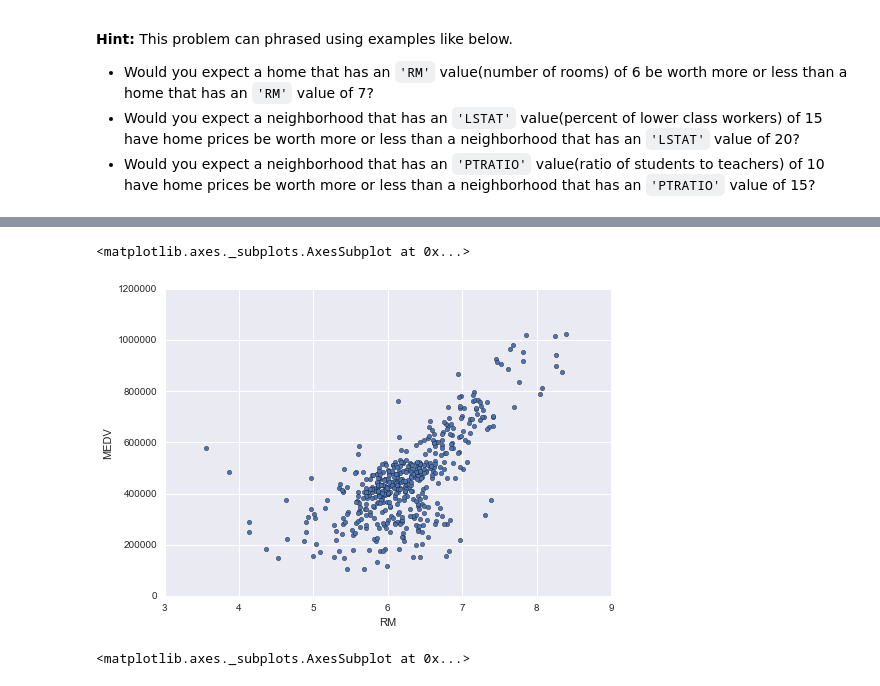
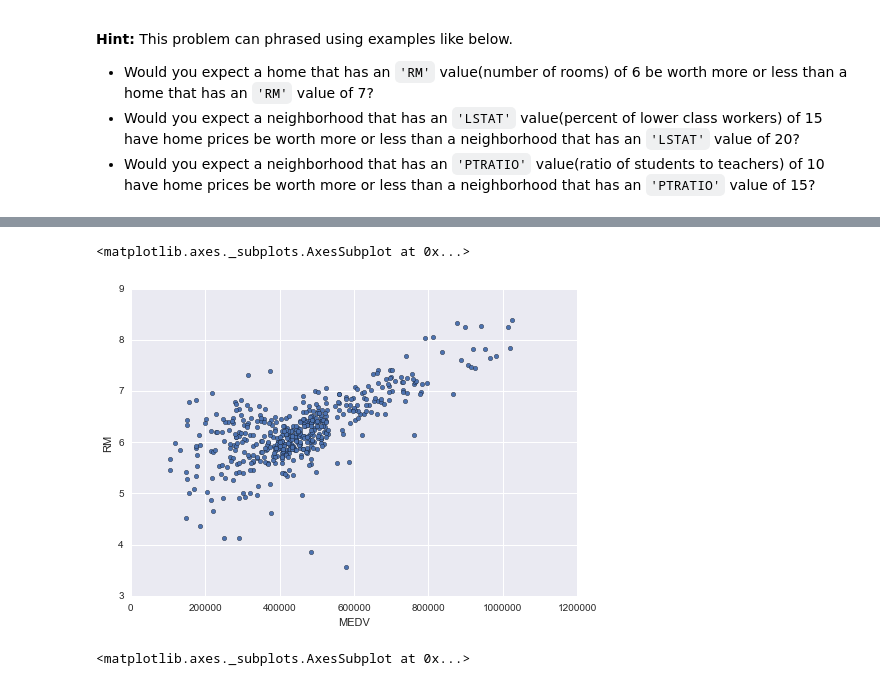
Before and after one commit to dateshaile/Machine-Learning-UND, a Jupyter notebook: machine-learning/projects/boston_housing/boston_housing.ipynb, the cells around one changed output, grey strips where cells are left out. Cells and saved outputs as stored; diff of their text form; code cells hidden in the pictures.

```diff
--- a/machine-learning/projects/boston_housing/boston_housing.ipynb
+++ b/machine-learning/projects/boston_housing/boston_housing.ipynb
@@ -107,13 +108,13 @@ As a reminder, we are using three features from the Boston housing dataset: `'RM
 # %%
 import numpy as np
 import pandas as pd
 import seaborn as sns
 from matplotlib import pyplot as plt
 
-data.plot('RM', 'MEDV', kind = 'scatter')
+data.plot('MEDV', 'RM', kind = 'scatter')
 # %% [output]
 <matplotlib.axes._subplots.AxesSubplot at 0x...>
-[figure, old version]
+[figure, new version]
 # %%
 data.plot('MEDV', 'LSTAT', kind = 'scatter')
 # %% [output]
```
Also changed, not shown: parts of 15 cells of this notebook, 1 other file.
